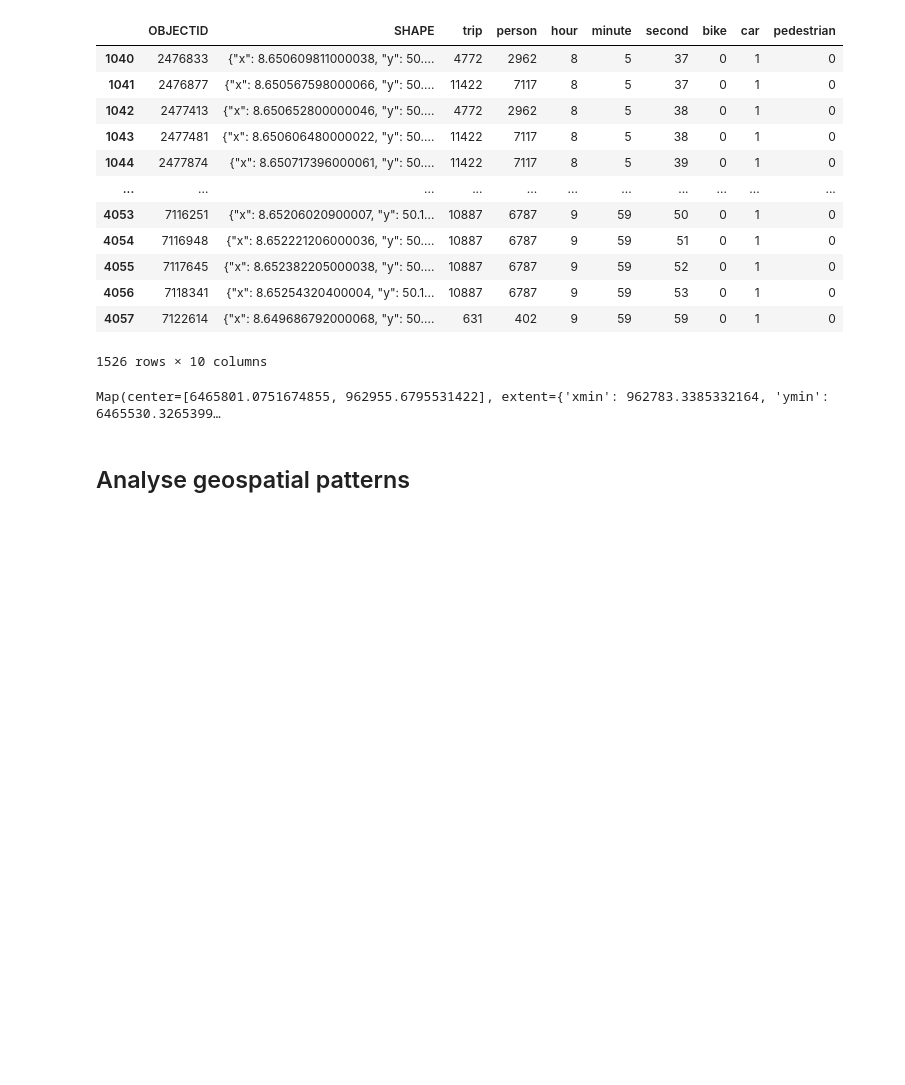
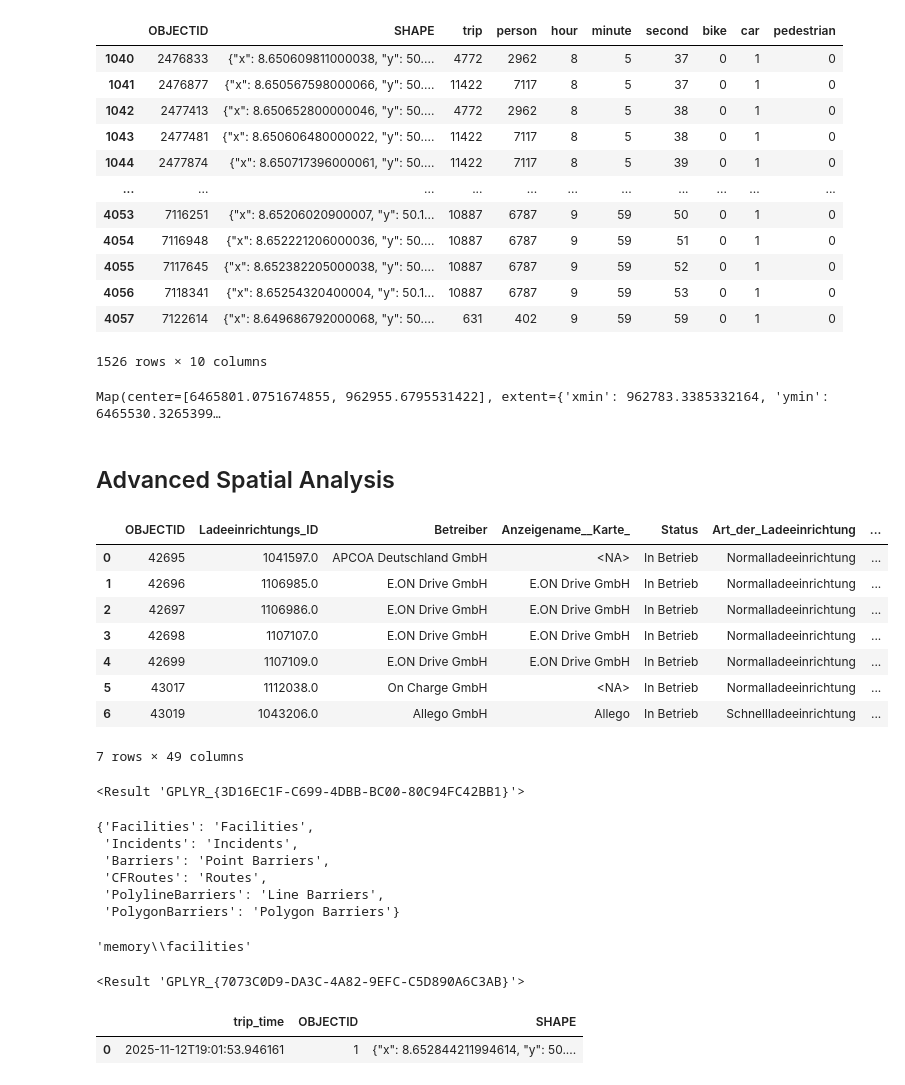
Before and after one commit to EsriDevEvents/spatial-data-science-examples, a Jupyter notebook: src/data-engineering/data_engineering/notebooks/UrbanDigitalTwin_Frankfurt.ipynb, the cells around one changed output. Cells and saved outputs as stored; diff of their text form; code cells hidden in the pictures; blank space fills up the shorter version.

Commit message:
Added network analysis capabilities

```diff
--- a/src/data-engineering/data_engineering/notebooks/UrbanDigitalTwin_Frankfurt.ipynb
+++ b/src/data-engineering/data_engineering/notebooks/UrbanDigitalTwin_Frankfurt.ipynb
@@ -14,9 +17,9 @@ from dotenv import load_dotenv
 
 def load_vars():
     load_dotenv(dotenv_path="../../../../.env", override=True)
-    return os.getenv("ARCGIS_API_KEY"), os.getenv("TRAFFIC_DATA_FILE"), os.getenv("TRAFFIC_FEATURES")
+    return os.getenv("ARCGIS_API_KEY"), os.getenv("TRAFFIC_DATA_FILE"), os.getenv("TRAFFIC_FEATURES"), os.getenv("NETWORK_DATASET"), os.getenv("ELECTRIC_CAR_FEATURES")
 # %%
-api_key, traffic_data_filepath, traffic_features_filepath = load_vars()
+api_key, traffic_data_filepath, traffic_features_filepath, network_dataset_filepath, electric_car_features_filepath = load_vars()
 # %% [markdown]
 ### Connect to your GIS portal
 # %%
@@ -122,9 +127,22 @@ commute_map_view
 # %% [output]
 Map(center=[6465801.0751674855, 962955.6795531422], extent={'xmin': 962783.3385332164, 'ymin': 6465530.3265399…
 # %% [markdown]
-## Analyse geospatial patterns
+## Advanced Spatial Analysis
 # %%
 hotcold_spots, drawing_info = fetch_hotcold_features(gis, commute_cars)
 commute_map_view.content.add(hotcold_spots, drawing_info=drawing_info, options={"opacity": 0.3})
+# %%
+charging_stations = fetch_charging_stations(gis, extent=Envelope(commute_map_view.extent))
+charging_stations
+# %% [output]
+|  | OBJECTID | Ladeeinrichtungs_ID | Betreiber | Anzeigename__Karte_ | Status | Art_der_Ladeeinrichtung | ... |
+| 0 | 42695 | 1041597.0 | APCOA Deutschland GmbH | <NA> | In Betrieb | Normalladeeinrichtung | ... |
+| 1 | 42696 | 1106985.0 | E.ON Drive GmbH | E.ON Drive GmbH | In Betrieb | Normalladeeinrichtung | ... |
+| 2 | 42697 | 1106986.0 | E.ON Drive GmbH | E.ON Drive GmbH | In Betrieb | Normalladeeinrichtung | ... |
+| 3 | 42698 | 1107107.0 | E.ON Drive GmbH | E.ON Drive GmbH | In Betrieb | Normalladeeinrichtung | ... |
+| 4 | 42699 | 1107109.0 | E.ON Drive GmbH | E.ON Drive GmbH | In Betrieb | Normalladeeinrichtung | ... |
+| 5 | 43017 | 1112038.0 | On Charge GmbH | <NA> | In Betrieb | Normalladeeinrichtung | ... |
+| 6 | 43019 | 1043206.0 | Allego GmbH | Allego | In Betrieb | Schnellladeeinrichtung | ... |
+7 rows × 49 columns
 # %%
 import arcpy
@@ -130,0 +154,43 @@ import arcpy
+# %%
+analysis_layer_name = "ClosestChargingStation"
+layer_result = arcpy.na.MakeClosestFacilityAnalysisLayer(network_dataset_filepath, analysis_layer_name)
+layer_result
+# %% [output]
+<Result 'GPLYR_{3D16EC1F-C699-4DBB-BC00-80C94FC42BB1}'>
+# %%
+analysis_layer = layer_result.getOutput(0)
+analysis_class_names = GetNAClassNames(analysis_layer)
+analysis_class_names
+# %% [output]
+{'Facilities': 'Facilities',
+ 'Incidents': 'Incidents',
+ 'Barriers': 'Point Barriers',
+ 'CFRoutes': 'Routes',
+ 'PolylineBarriers': 'Line Barriers',
+ 'PolygonBarriers': 'Polygon Barriers'}
+# %%
+input_facilities = "memory/facilities"
+charging_stations.spatial.to_featureclass(input_facilities)
+# %% [output]
+'memory\\facilities'
+# %%
+AddLocations(analysis_layer, analysis_class_names["Facilities"], input_facilities)
+# %% [output]
+<Result 'GPLYR_{7073C0D9-DA3C-4A82-9EFC-C5D890A6C3AB}'>
+# %%
+lon, lat = commute_map_view.center[:2]
+input_location = Point({
+    "x": lon,
+    "y": lat,
+    "spatialReference": {"wkid": 4326}
+})
+
+input_feature = Feature(input_location, {
+    "trip_time": datetime.now().isoformat()
+})
+
+input_featureset = FeatureSet([input_feature])
+input_featureset.sdf
+# %% [output]
+|  | trip_time | OBJECTID | SHAPE |
+| 0 | 2025-11-12T19:01:53.946161 | 1 | {"x": 8.652844211994614, "y": 50.... |
```
Also changed, not shown: parts of 13 cells of this notebook, 3 other files.
